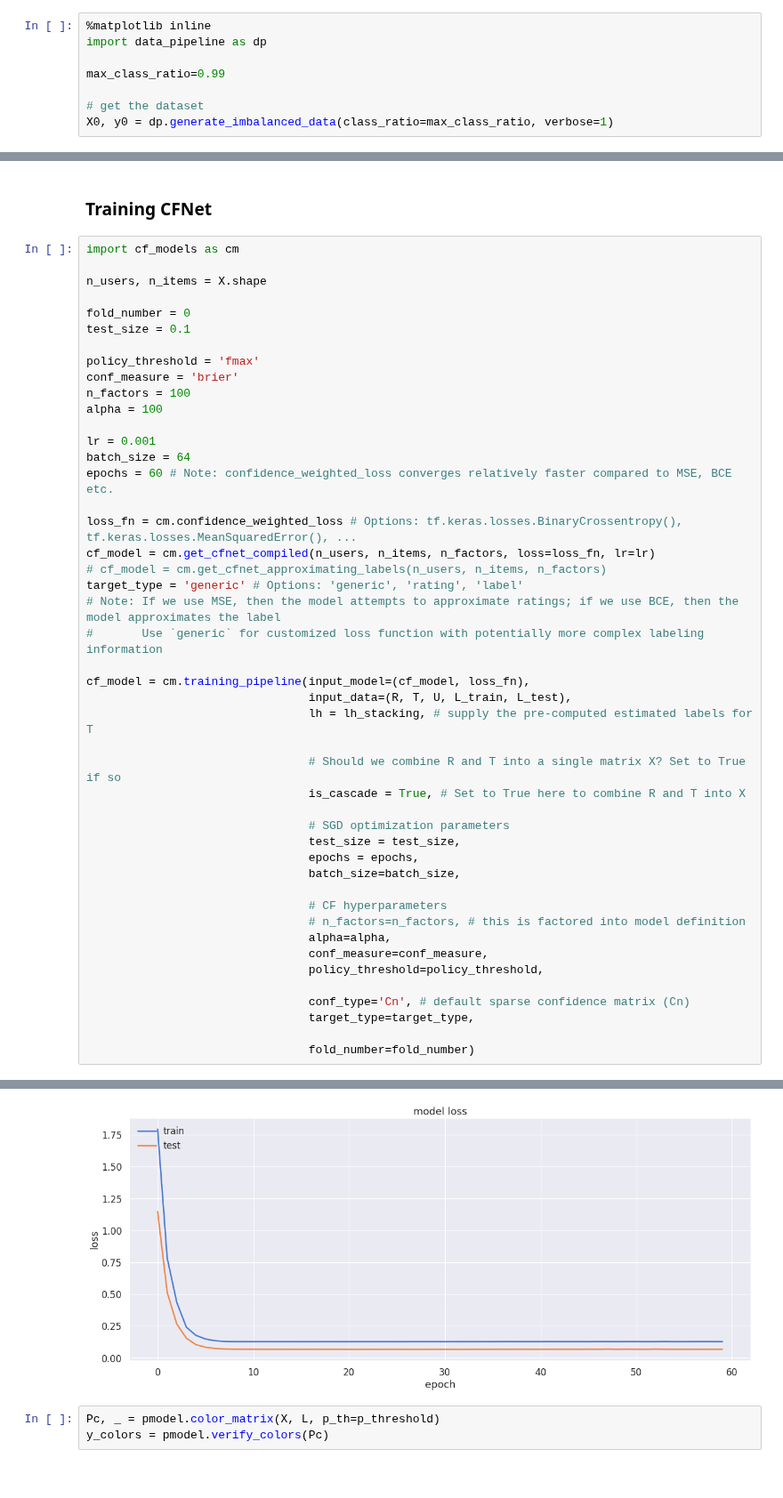
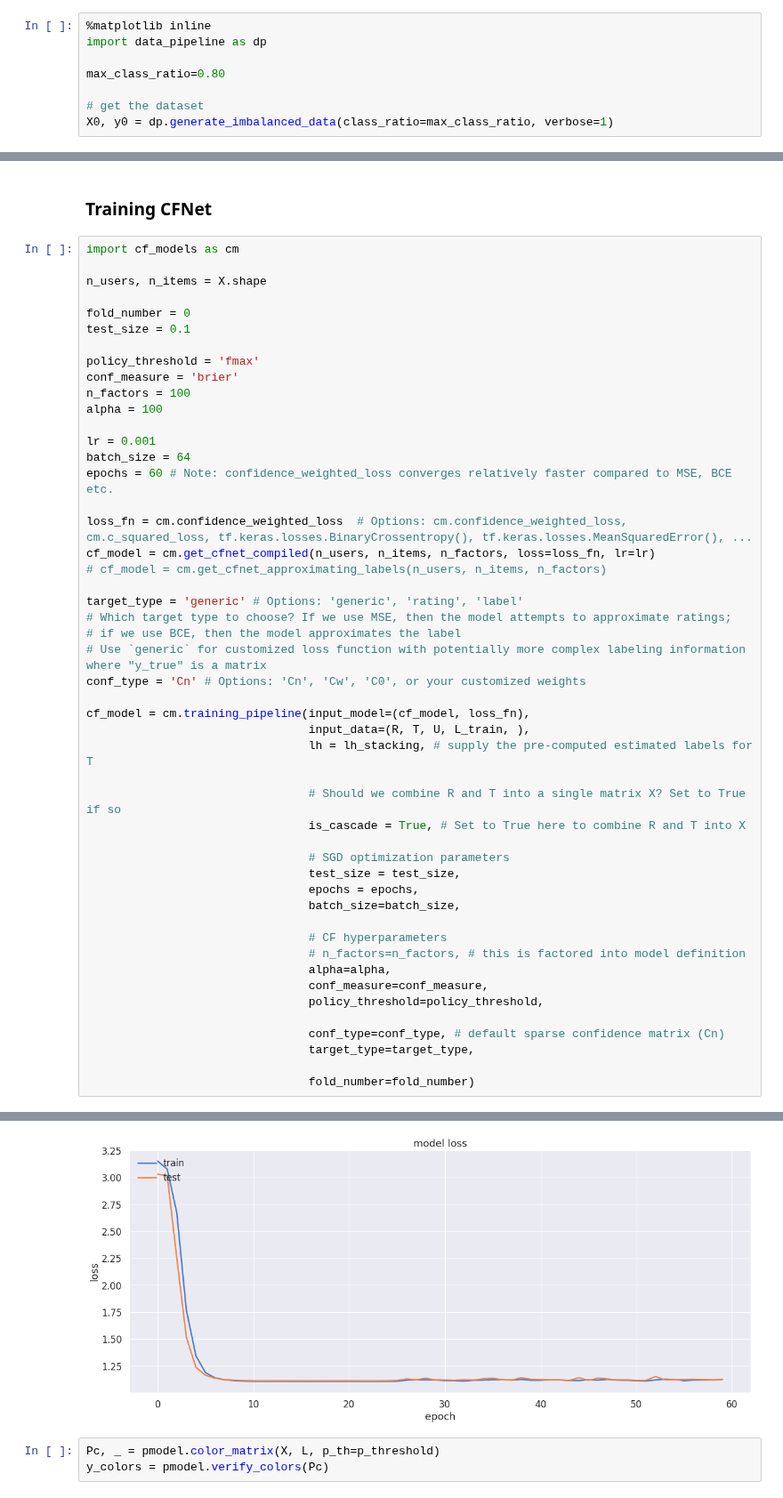
Before and after one commit to pleiadian53/cf_ensemble, a Jupyter notebook: Demo-CF-Stacking-part4.ipynb, the cells around one changed output, grey strips where cells are left out. Shown at 89% size. Saved outputs shown, nothing was run; the diff lists cells and outputs as text.

```diff
--- a/Demo-CF-Stacking-part4.ipynb
+++ b/Demo-CF-Stacking-part4.ipynb
@@ -123,7 +123,7 @@ np.set_printoptions(precision=3, edgeitems=5, suppress=True)
 %matplotlib inline
 import data_pipeline as dp
 
-max_class_ratio=0.99
+max_class_ratio=0.80
 
 # get the dataset
 X0, y0 = dp.generate_imbalanced_data(class_ratio=max_class_ratio, verbose=1)
@@ -360,15 +359,18 @@ lr = 0.001
 batch_size = 64
 epochs = 60 # Note: confidence_weighted_loss converges relatively faster compared to MSE, BCE etc.
 
-loss_fn = cm.confidence_weighted_loss # Options: tf.keras.losses.BinaryCrossentropy(), tf.keras.losses.MeanSquaredError(), ...
+loss_fn = cm.confidence_weighted_loss  # Options: cm.confidence_weighted_loss, cm.c_squared_loss, tf.keras.losses.BinaryCrossentropy(), tf.keras.losses.MeanSquaredError(), ...
 cf_model = cm.get_cfnet_compiled(n_users, n_items, n_factors, loss=loss_fn, lr=lr)
 # cf_model = cm.get_cfnet_approximating_labels(n_users, n_items, n_factors)
+
 target_type = 'generic' # Options: 'generic', 'rating', 'label'
-# Note: If we use MSE, then the model attempts to approximate ratings; if we use BCE, then the model approximates the label
-#       Use `generic` for customized loss function with potentially more complex labeling information
+# Which target type to choose? If we use MSE, then the model attempts to approximate ratings;
+# if we use BCE, then the model approximates the label
+# Use `generic` for customized loss function with potentially more complex labeling information where "y_true" is a matrix
+conf_type = 'Cn' # Options: 'Cn', 'Cw', 'C0', or your customized weights
 
 cf_model = cm.training_pipeline(input_model=(cf_model, loss_fn),
-                                input_data=(R, T, U, L_train, L_test),
+                                input_data=(R, T, U, L_train, ),
                                 lh = lh_stacking, # supply the pre-computed estimated labels for T
 
                                 # Should we combine R and T into a single matrix X? Set to True if so
@@ -385,7 +387,7 @@ cf_model = cm.training_pipeline(input_model=(cf_model, loss_fn),
                                 conf_measure=conf_measure,
                                 policy_threshold=policy_threshold,
 
-                                conf_type='Cn', # default sparse confidence matrix (Cn)
+                                conf_type=conf_type, # default sparse confidence matrix (Cn)
                                 target_type=target_type,
 
                                 fold_number=fold_number)
@@ -410,4 +412,4 @@ Epoch 60/60
-[figure, old version]
+[figure, new version]
 # %%
 Pc, _ = pmodel.color_matrix(X, L, p_th=p_threshold)
 y_colors = pmodel.verify_colors(Pc)
```
Also changed, not shown: parts of 16 cells of this notebook, 2 other files.
